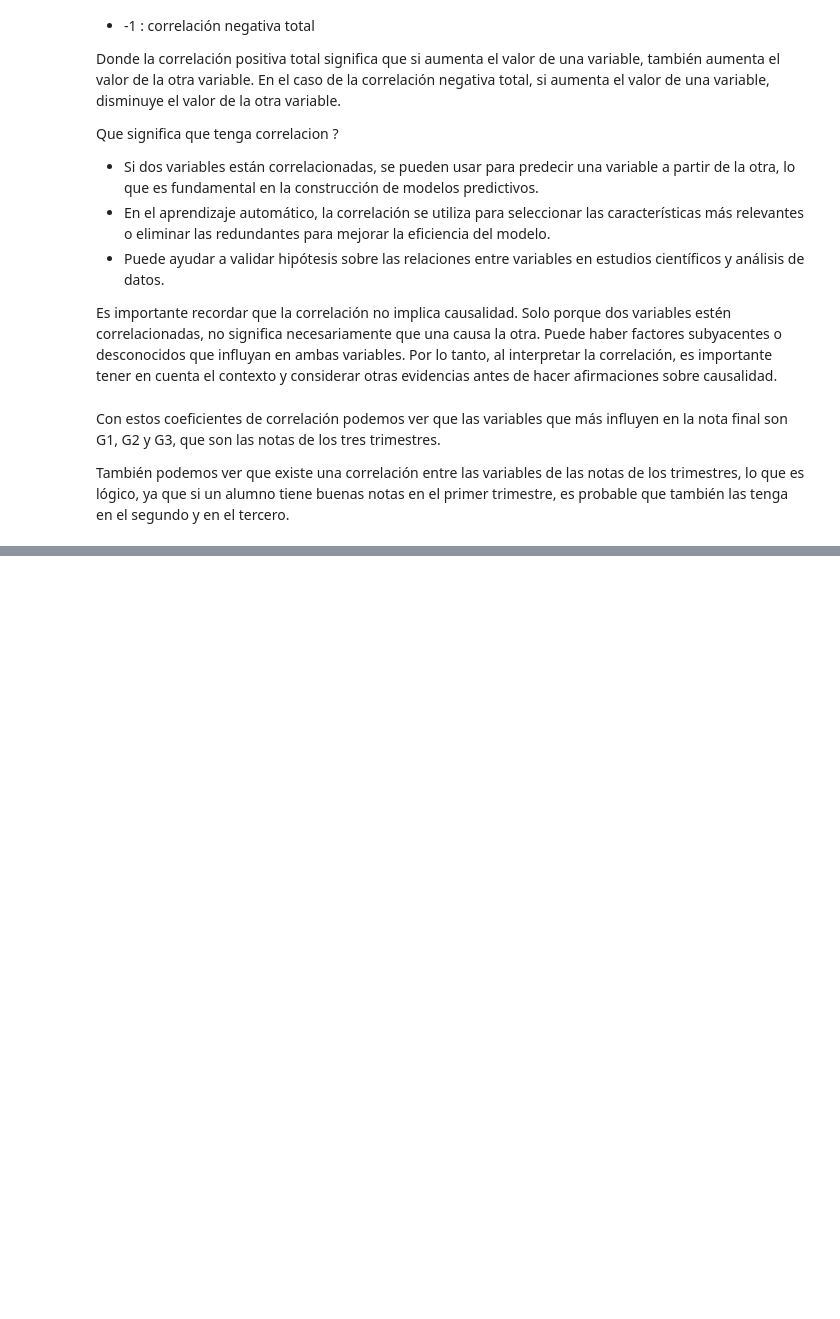
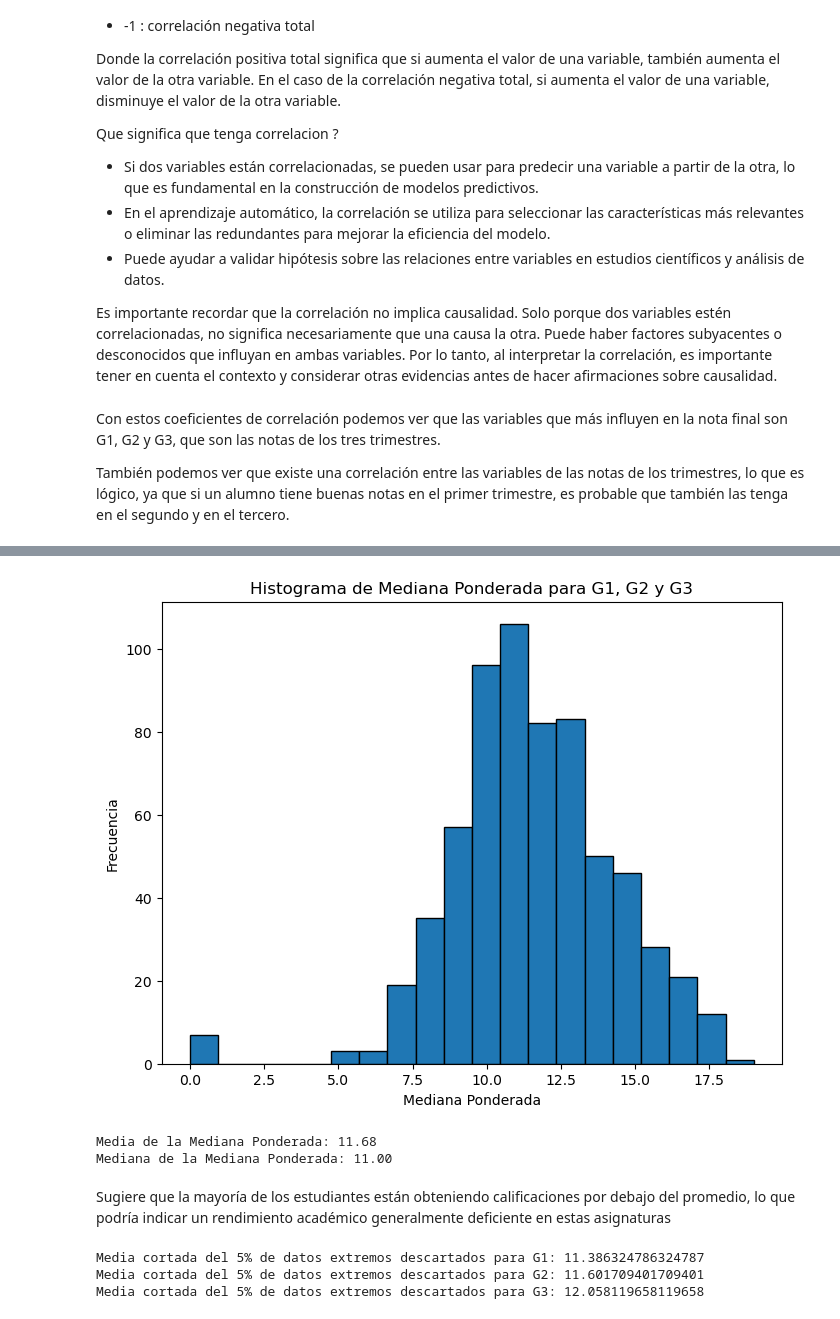
Before and after one commit to Ssebv/data-science-lab2, a Jupyter notebook: main.ipynb, the cells around one changed output, grey strips where cells are left out. Saved outputs shown, nothing was run; the diff lists cells and outputs as text; code cells hidden in the pictures; blank space fills up the shorter version.

```diff
--- a/main.ipynb
+++ b/main.ipynb
@@ -152,0 +215,57 @@ plt.show()
+# %%
+# 5. Mediana Ponderada(igual que 2)
+
+# Calcular la mediana ponderada solo para las columnas "G1", "G2" y "G3"
+mediana_ponderada = np.median(df[["G1", "G2", "G3"]], axis=1)
+
+# Mostrar los resultados en un histograma
+plt.figure(figsize=(8, 6))
+plt.hist(mediana_ponderada, bins=20, edgecolor='k')
+plt.title('Histograma de Mediana Ponderada para G1, G2 y G3')
+plt.xlabel('Mediana Ponderada')
+plt.ylabel('Frecuencia')
+plt.show()
+
+# Calcular la media de la mediana ponderada
+media_mediana_ponderada = np.mean(mediana_ponderada)
+
+# Mostrar el resultado de la media de la mediana ponderada
+print(f"Media de la Mediana Ponderada: {media_mediana_ponderada:.2f}")
+print(f"Mediana de la Mediana Ponderada: {np.median(mediana_ponderada):.2f}")
+# %% [output]
+[figure, added]
+Media de la Mediana Ponderada: 11.68
+Mediana de la Mediana Ponderada: 11.00
+# %% [markdown]
+Sugiere que la mayoría de los estudiantes están obteniendo calificaciones por debajo del promedio, lo que podría indicar un rendimiento académico generalmente deficiente en estas asignaturas
+# %%
+# 6. Media Cortada(5% de datos extremos descartados)
+
+porcentaje_descartado = 0.05
+num_datos_descartados = int(len(df) * porcentaje_descartado)
+
+
+g1_datos = df['G1'].values
+g1_datos_ordenados = np.sort(g1_datos)
+g1_datos_recortados = g1_datos_ordenados[num_datos_descartados:-num_datos_descartados]
+media_cortada_g1 = np.mean(g1_datos_recortados)
+
+# Calcula la media cortada del 5% de datos extremos descartados para G2
+g2_datos = df['G2'].values
+g2_datos_ordenados = np.sort(g2_datos)
+g2_datos_recortados = g2_datos_ordenados[num_datos_descartados:-num_datos_descartados]
+media_cortada_g2 = np.mean(g2_datos_recortados)
+
+# Calcula la media cortada del 5% de datos extremos descartados para G3
+g3_datos = df['G3'].values
+g3_datos_ordenados = np.sort(g3_datos)
+g3_datos_recortados = g3_datos_ordenados[num_datos_descartados:-num_datos_descartados]
+media_cortada_g3 = np.mean(g3_datos_recortados)
+
+print("Media cortada del 5% de datos extremos descartados para G1:", media_cortada_g1)
+print("Media cortada del 5% de datos extremos descartados para G2:", media_cortada_g2)
+print("Media cortada del 5% de datos extremos descartados para G3:", media_cortada_g3)
+# %% [output]
+Media cortada del 5% de datos extremos descartados para G1: 11.386324786324787
+Media cortada del 5% de datos extremos descartados para G2: 11.601709401709401
+Media cortada del 5% de datos extremos descartados para G3: 12.058119658119658
```
Also changed, not shown: parts of 32 cells of this notebook.
